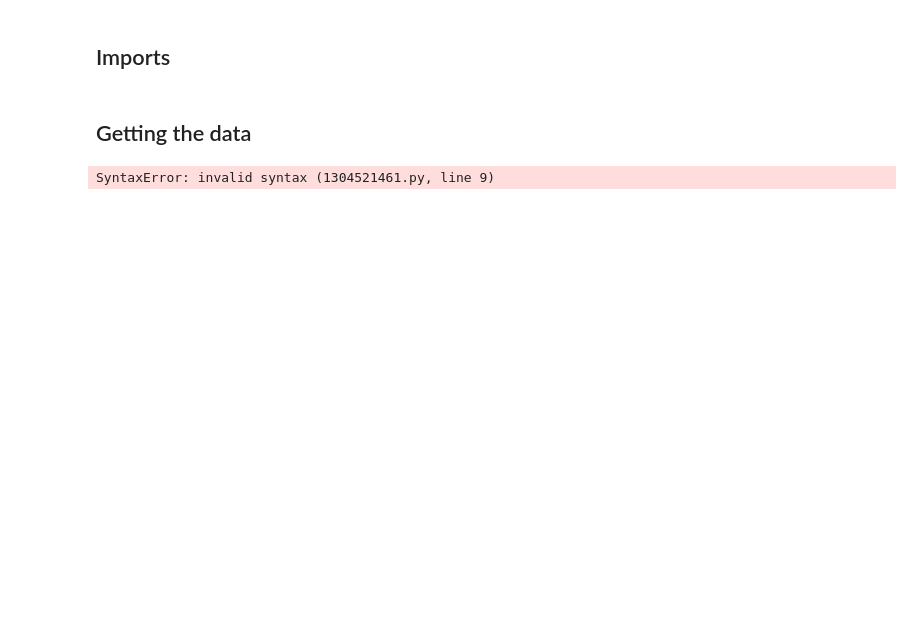
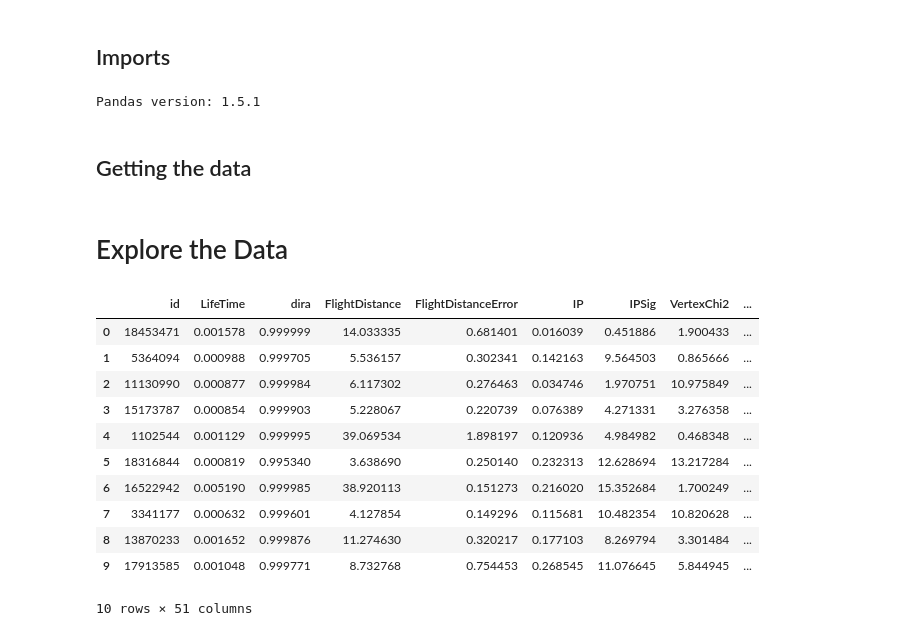
Before and after one commit to rameshgangwar/DeepLearning, a Jupyter notebook: flavours_of_physics/notebook-flavours-of-physics.ipynb, the cells around one changed output. Drawn from its saved outputs; the diff is of its cells as text; code cells hidden in the pictures; blank space fills up the shorter version.

```diff
--- a/flavours_of_physics/notebook-flavours-of-physics.ipynb
+++ b/flavours_of_physics/notebook-flavours-of-physics.ipynb
@@ -9,17 +15,53 @@ Link: <https://www.kaggle.com/competitions/flavours-of-physics>
 import pandas as pd
 import numpy as np
 import matplotlib.pyplot as plt
+
+from pathlib import Path
+
+print('Pandas version: {}'.format(pd.__version__))
+# %% [output]
+Pandas version: 1.5.1
 # %% [markdown]
 ## Getting the data
 # %%
 # On cloud
-train_df = pd.read_csv('/kaggle/input/flavours-of-physics/training.csv.zip')
-test_df = pd.read_csv('/kaggle/input/flavours-of-physics/test.csv.zip')
-check_agreement_csv = pd.read_csv('/kaggle/input/flavours-of-physics/check_agreement.csv.zip')
-check_correlation_csv = pd.read_csv('/kaggle/input/flavours-of-physics/check_correlation.csv.zip')
-sample_submission_csv = pd.read_csv('/kaggle/input/flavours-of-physics/sample_submission.csv.zip')
 
-# On local machine
-train_df = pd.read_csv
+# train_df = pd.read_csv('/kaggle/input/flavours-of-physics/training.csv.zip')
+# test_df = pd.read_csv('/kaggle/input/flavours-of-physics/test.csv.zip')
+# check_agreement_df = pd.read_csv('/kaggle/input/flavours-of-physics/check_agreement.csv.zip')
+# check_correlation_df = pd.read_csv('/kaggle/input/flavours-of-physics/check_correlation.csv.zip')
+# sample_submission_df = pd.read_csv('/kaggle/input/flavours-of-physics/sample_submission.csv.zip')
-# %% [output]
-SyntaxError: invalid syntax (1304521461.py, line 9)
+# %%
+# On local Machine
+dataset_path = Path(Path.cwd().parent, 'datasets', 'flavours-of-physics')
+
+# Get the paths
+train_path = Path(dataset_path, 'training.csv.zip')
+test_path = Path(dataset_path, 'test.csv.zip')
+sample_submission_path = Path(dataset_path, 'sample_submission.csv.zip')
+check_correlation_path = Path(dataset_path, 'check_correlation.csv.zip')
+check_aggrement_path = Path(dataset_path, 'check_agreement.csv.zip')
+
+# load datasets as pandas dataframe
+train_df = pd.read_csv(train_path)
+test_df = pd.read_csv(test_path)
+sample_submission_df = pd.read_csv(sample_submission_path)
+check_correlation_df = pd.read_csv(check_correlation_path)
+check_aggrement_df = pd.read_csv(check_aggrement_path)
+# %% [markdown]
+# Explore the Data
+# %%
+train_df.head(10)
+# %% [output]
+|  | id | LifeTime | dira | FlightDistance | FlightDistanceError | IP | IPSig | VertexChi2 | ... |
+| 0 | 18453471 | 0.001578 | 0.999999 | 14.033335 | 0.681401 | 0.016039 | 0.451886 | 1.900433 | ... |
+| 1 | 5364094 | 0.000988 | 0.999705 | 5.536157 | 0.302341 | 0.142163 | 9.564503 | 0.865666 | ... |
+| 2 | 11130990 | 0.000877 | 0.999984 | 6.117302 | 0.276463 | 0.034746 | 1.970751 | 10.975849 | ... |
+| 3 | 15173787 | 0.000854 | 0.999903 | 5.228067 | 0.220739 | 0.076389 | 4.271331 | 3.276358 | ... |
+| 4 | 1102544 | 0.001129 | 0.999995 | 39.069534 | 1.898197 | 0.120936 | 4.984982 | 0.468348 | ... |
+| 5 | 18316844 | 0.000819 | 0.995340 | 3.638690 | 0.250140 | 0.232313 | 12.628694 | 13.217284 | ... |
+| 6 | 16522942 | 0.005190 | 0.999985 | 38.920113 | 0.151273 | 0.216020 | 15.352684 | 1.700249 | ... |
+| 7 | 3341177 | 0.000632 | 0.999601 | 4.127854 | 0.149296 | 0.115681 | 10.482354 | 10.820628 | ... |
+| 8 | 13870233 | 0.001652 | 0.999876 | 11.274630 | 0.320217 | 0.177103 | 8.269794 | 3.301484 | ... |
+| 9 | 17913585 | 0.001048 | 0.999771 | 8.732768 | 0.754453 | 0.268545 | 11.076645 | 5.844945 | ... |
+10 rows × 51 columns
```
Also changed, not shown: parts of 11 cells of this notebook, 2 other files.
